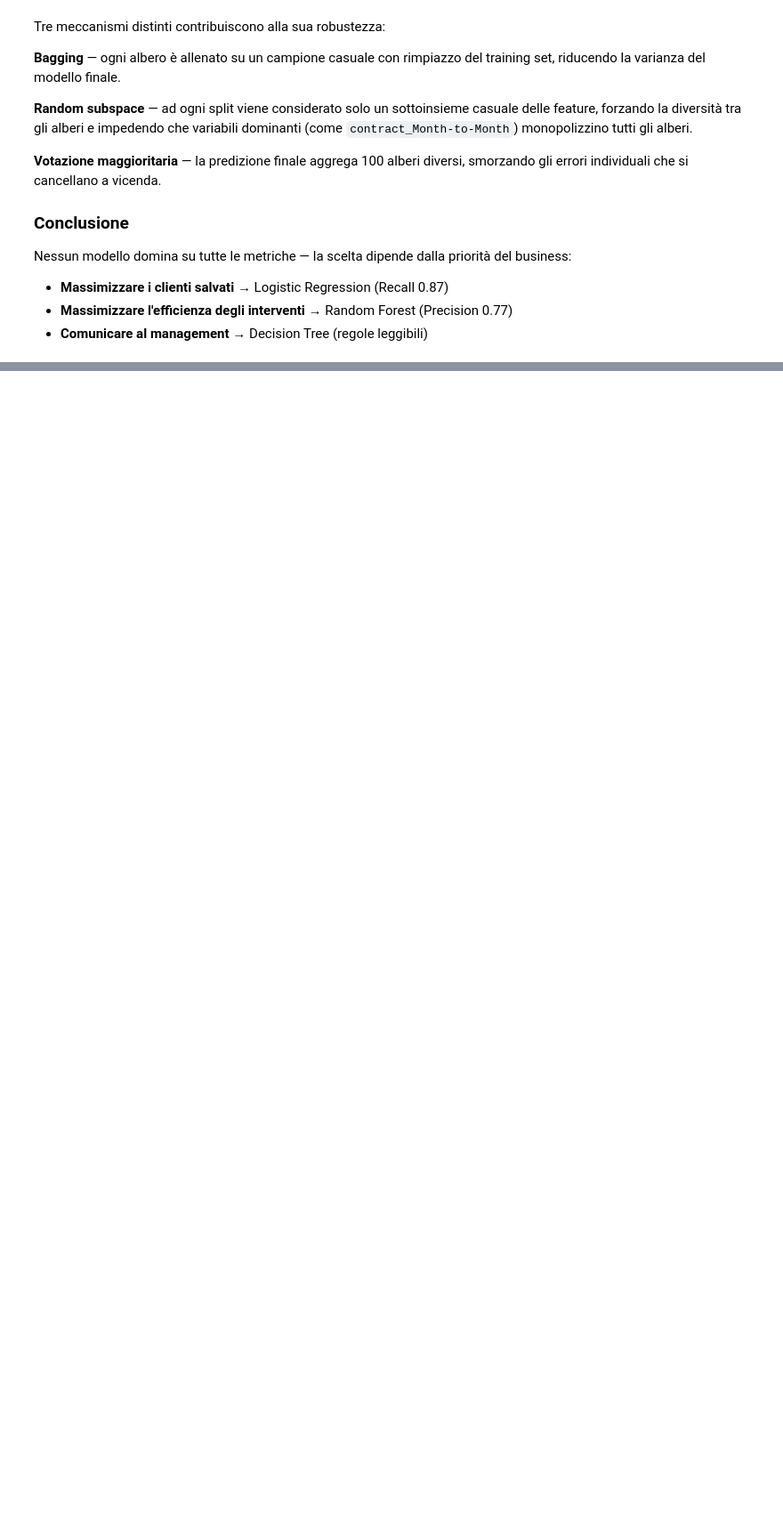
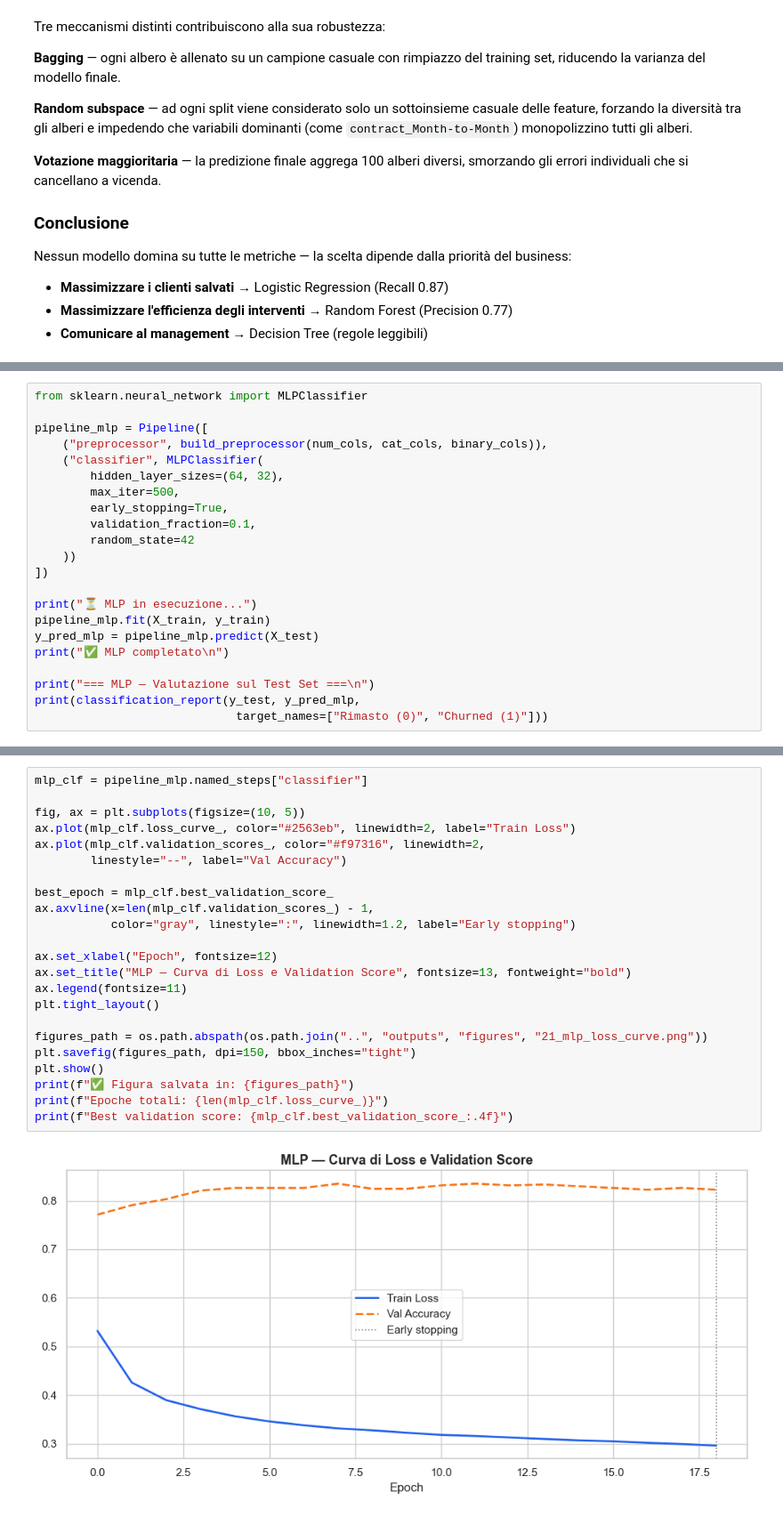
Before and after one commit to antoniohopee/telco-churn-ml, a Jupyter notebook: notebooks/04_machine_learning.ipynb, the cells around one changed output, grey strips where cells are left out. Shown at 89% size. Drawn from its saved outputs; the diff is of its cells as text; blank space fills up the shorter version.

Commit message:
feat: US-21 — MLP con early stopping, curva di loss e tabella comparativa finale

```diff
--- a/notebooks/04_machine_learning.ipynb
+++ b/notebooks/04_machine_learning.ipynb
@@ -1166,0 +1192,22 @@ dalla priorità del business:
+# %%
+from sklearn.neural_network import MLPClassifier
+
+pipeline_mlp = Pipeline([
+    ("preprocessor", build_preprocessor(num_cols, cat_cols, binary_cols)),
+    ("classifier", MLPClassifier(
+        hidden_layer_sizes=(64, 32),
+        max_iter=500,
+        early_stopping=True,
+        validation_fraction=0.1,
+        random_state=42
+    ))
+])
+
+print("⏳ MLP in esecuzione...")
+pipeline_mlp.fit(X_train, y_train)
+y_pred_mlp = pipeline_mlp.predict(X_test)
+print("✅ MLP completato\n")
+
+print("=== MLP — Valutazione sul Test Set ===\n")
+print(classification_report(y_test, y_pred_mlp,
+                             target_names=["Rimasto (0)", "Churned (1)"]))
@@ -1166,0 +1228,25 @@ dalla priorità del business:
+# %%
+mlp_clf = pipeline_mlp.named_steps["classifier"]
+
+fig, ax = plt.subplots(figsize=(10, 5))
+ax.plot(mlp_clf.loss_curve_, color="#2563eb", linewidth=2, label="Train Loss")
+ax.plot(mlp_clf.validation_scores_, color="#f97316", linewidth=2,
+        linestyle="--", label="Val Accuracy")
+
+best_epoch = mlp_clf.best_validation_score_
+ax.axvline(x=len(mlp_clf.validation_scores_) - 1,
+           color="gray", linestyle=":", linewidth=1.2, label="Early stopping")
+
+ax.set_xlabel("Epoch", fontsize=12)
+ax.set_title("MLP — Curva di Loss e Validation Score", fontsize=13, fontweight="bold")
+ax.legend(fontsize=11)
+plt.tight_layout()
+
+figures_path = os.path.abspath(os.path.join("..", "outputs", "figures", "21_mlp_loss_curve.png"))
+plt.savefig(figures_path, dpi=150, bbox_inches="tight")
+plt.show()
+print(f"✅ Figura salvata in: {figures_path}")
+print(f"Epoche totali: {len(mlp_clf.loss_curve_)}")
+print(f"Best validation score: {mlp_clf.best_validation_score_:.4f}")
+# %% [output]
+[figure, added]
```
Also changed, not shown: parts of 12 cells of this notebook, 5 other files.
